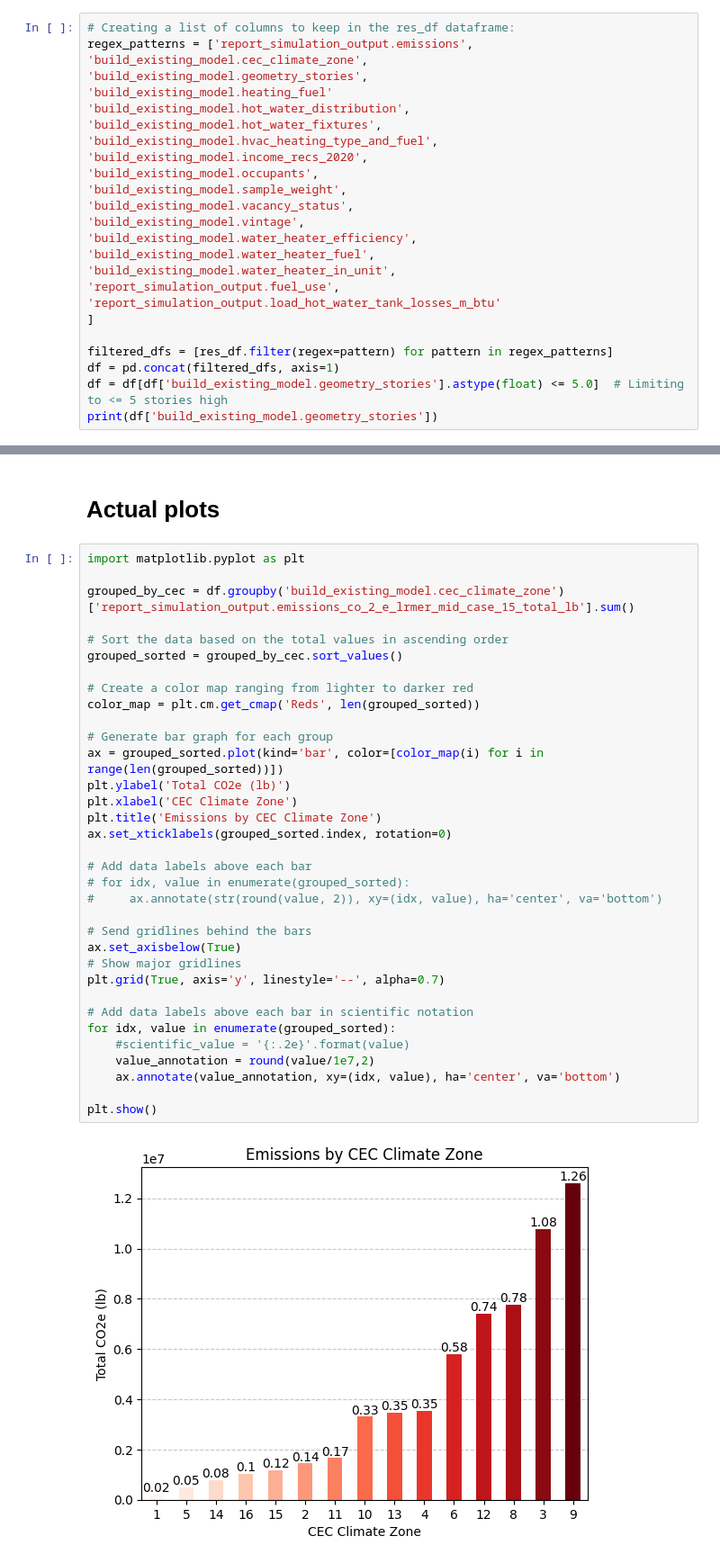
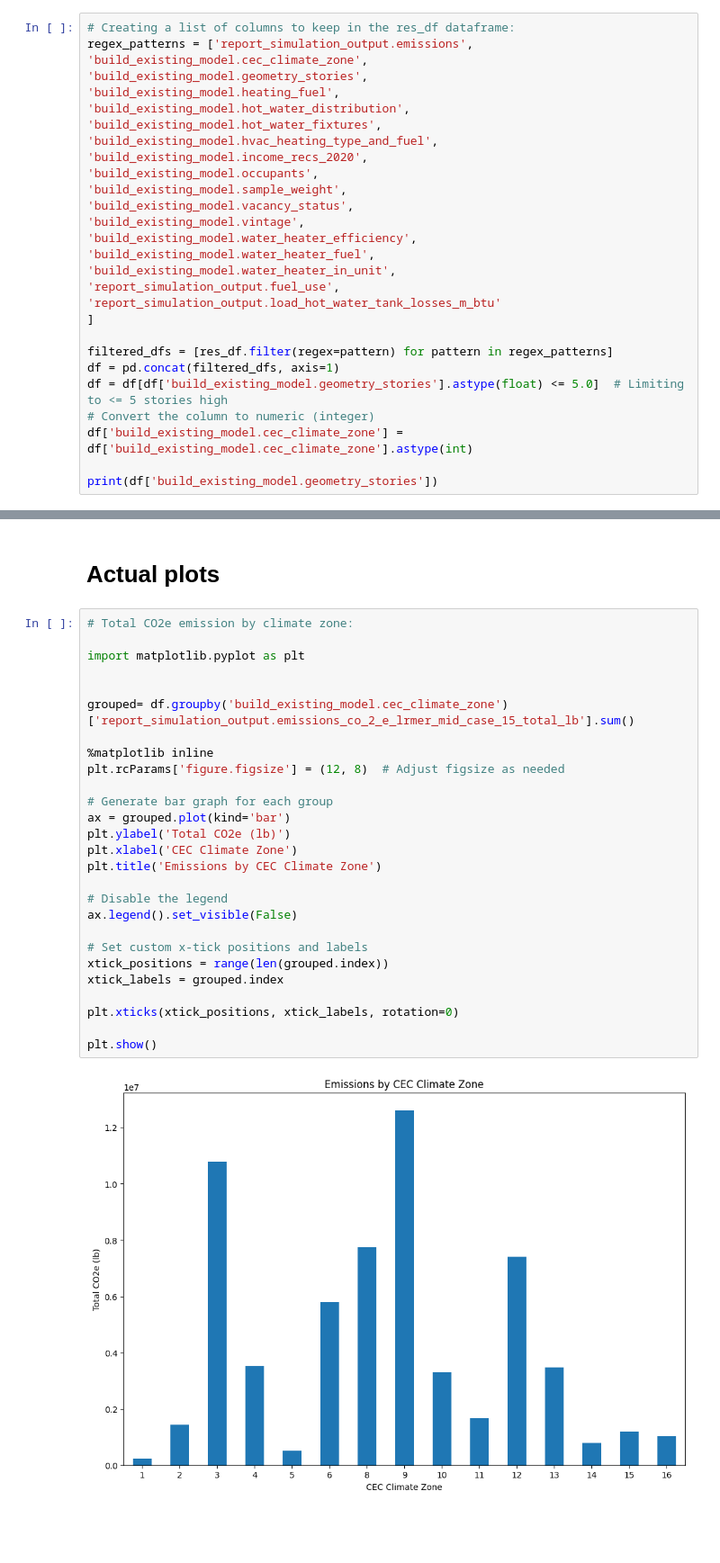
Before and after one commit to NREL/buildstock-query, a Jupyter notebook: example_usage/gashpwh_emissions.ipynb, the cells around one changed output, grey strips where cells are left out. Shown at 90% size. Drawn from its saved outputs; the diff is of its cells as text; blank space fills up the shorter version.

```diff
--- a/example_usage/gashpwh_emissions.ipynb
+++ b/example_usage/gashpwh_emissions.ipynb
@@ -74,7 +61,7 @@ df = res_df.filter(regex='report_simulation_output.emissions')
 regex_patterns = ['report_simulation_output.emissions',
 'build_existing_model.cec_climate_zone',
 'build_existing_model.geometry_stories',
-'build_existing_model.heating_fuel'
+'build_existing_model.heating_fuel',
 'build_existing_model.hot_water_distribution',
 'build_existing_model.hot_water_fixtures',
 'build_existing_model.hvac_heating_type_and_fuel',
@@ -93,6 +80,9 @@ regex_patterns = ['report_simulation_output.emissions',
 filtered_dfs = [res_df.filter(regex=pattern) for pattern in regex_patterns]
 df = pd.concat(filtered_dfs, axis=1)
 df = df[df['build_existing_model.geometry_stories'].astype(float) <= 5.0]  # Limiting to <= 5 stories high
+# Convert the column to numeric (integer)
+df['build_existing_model.cec_climate_zone'] = df['build_existing_model.cec_climate_zone'].astype(int)
+
 print(df['build_existing_model.geometry_stories'])
 # %% [output]
 building_id
@@ -145,38 +135,31 @@ plt.show()
 # %% [markdown]
 # Actual plots
 # %%
+# Total CO2e emission by climate zone:
+
 import matplotlib.pyplot as plt
 
-grouped_by_cec = df.groupby('build_existing_model.cec_climate_zone')['report_simulation_output.emissions_co_2_e_lrmer_mid_case_15_total_lb'].sum()
 
-# Sort the data based on the total values in ascending order
-grouped_sorted = grouped_by_cec.sort_values()
+grouped= df.groupby('build_existing_model.cec_climate_zone')['report_simulation_output.emissions_co_2_e_lrmer_mid_case_15_total_lb'].sum()
 
-# Create a color map ranging from lighter to darker red
-color_map = plt.cm.get_cmap('Reds', len(grouped_sorted))
+%matplotlib inline
+plt.rcParams['figure.figsize'] = (12, 8)  # Adjust figsize as needed
 
 # Generate bar graph for each group
-ax = grouped_sorted.plot(kind='bar', color=[color_map(i) for i in range(len(grouped_sorted))])
+ax = grouped.plot(kind='bar')
 plt.ylabel('Total CO2e (lb)')
 plt.xlabel('CEC Climate Zone')
 plt.title('Emissions by CEC Climate Zone')
-ax.set_xticklabels(grouped_sorted.index, rotation=0)
 
-# Add data labels above each bar
-# for idx, value in enumerate(grouped_sorted):
-#     ax.annotate(str(round(value, 2)), xy=(idx, value), ha='center', va='bottom')
+# Disable the legend
+ax.legend().set_visible(False)
 
-# Send gridlines behind the bars
-ax.set_axisbelow(True)
-# Show major gridlines
-plt.grid(True, axis='y', linestyle='--', alpha=0.7)
+# Set custom x-tick positions and labels
+xtick_positions = range(len(grouped.index))
+xtick_labels = grouped.index
 
-# Add data labels above each bar in scientific notation
-for idx, value in enumerate(grouped_sorted):
-    #scientific_value = '{:.2e}'.format(value)
-    value_annotation = round(value/1e7,2)
-    ax.annotate(value_annotation, xy=(idx, value), ha='center', va='bottom')
+plt.xticks(xtick_positions, xtick_labels, rotation=0)
 
 plt.show()
 # %% [output]
-[figure, old version]
+[figure, new version]
```
Also changed, not shown: parts of 9 cells of this notebook.
